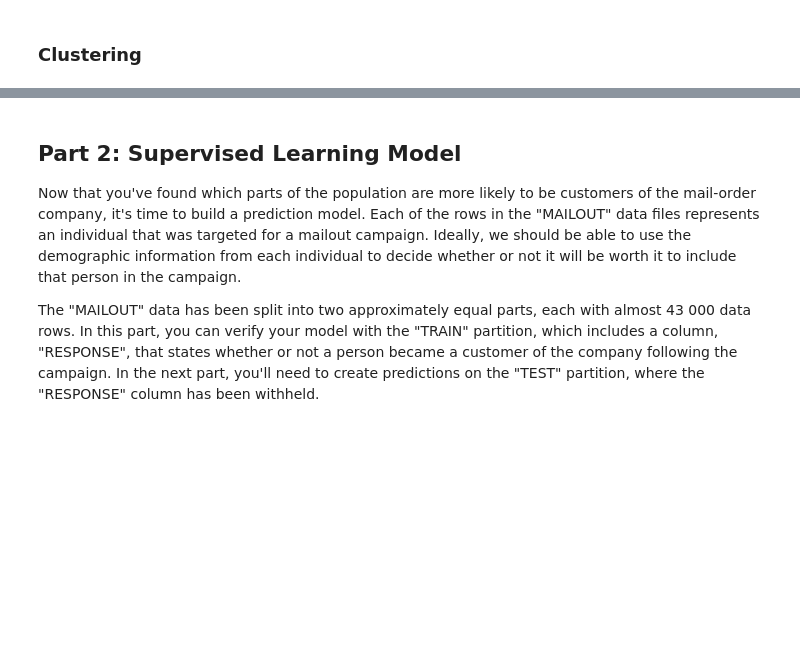
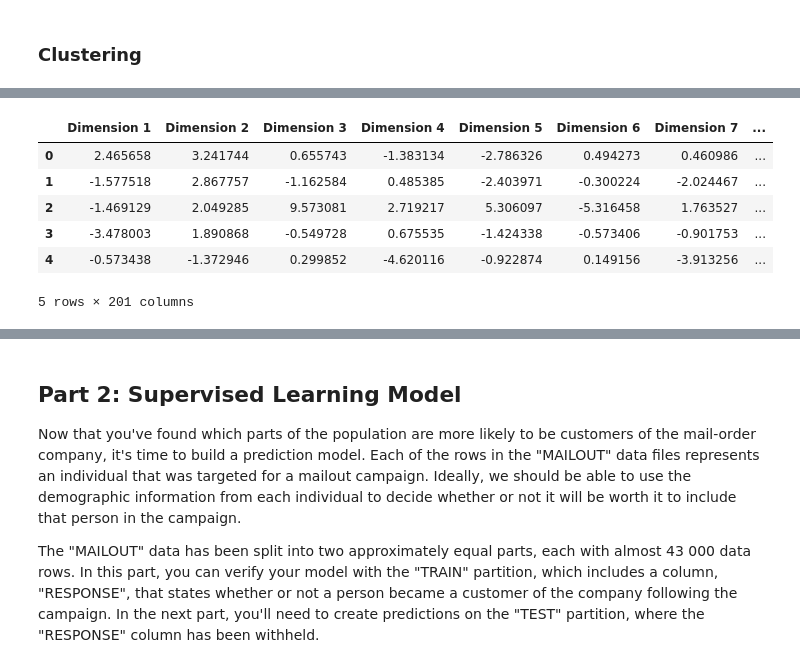
Before and after one commit to dragon7-fc/DSND-Capstone, a Jupyter notebook: Arvato Project Workbook.ipynb, the cells around one changed output, grey strips where cells are left out. Drawn from its saved outputs; the diff is of its cells as text; code cells hidden in the pictures; blank space fills up the shorter version.

```diff
--- a/Arvato Project Workbook.ipynb
+++ b/Arvato Project Workbook.ipynb
@@ -2413,0 +2412,12 @@ find_best_k(new_azdias_reduced_data_df, new_customers_reduced_data)
+# %%
+cluster_new_azdias_reduced_data_df = new_azdias_reduced_data_df.copy()
+cluster_new_azdias_reduced_data_df['Cluster'] = azdias_preds
+cluster_new_azdias_reduced_data_df.head()
+# %% [output]
+|  | Dimension 1 | Dimension 2 | Dimension 3 | Dimension 4 | Dimension 5 | Dimension 6 | Dimension 7 | ... |
+| 0 | 2.465658 | 3.241744 | 0.655743 | -1.383134 | -2.786326 | 0.494273 | 0.460986 | ... |
+| 1 | -1.577518 | 2.867757 | -1.162584 | 0.485385 | -2.403971 | -0.300224 | -2.024467 | ... |
+| 2 | -1.469129 | 2.049285 | 9.573081 | 2.719217 | 5.306097 | -5.316458 | 1.763527 | ... |
+| 3 | -3.478003 | 1.890868 | -0.549728 | 0.675535 | -1.424338 | -0.573406 | -0.901753 | ... |
+| 4 | -0.573438 | -1.372946 | 0.299852 | -4.620116 | -0.922874 | 0.149156 | -3.913256 | ... |
+5 rows × 201 columns
```
Also changed, not shown: parts of 40 cells of this notebook.
